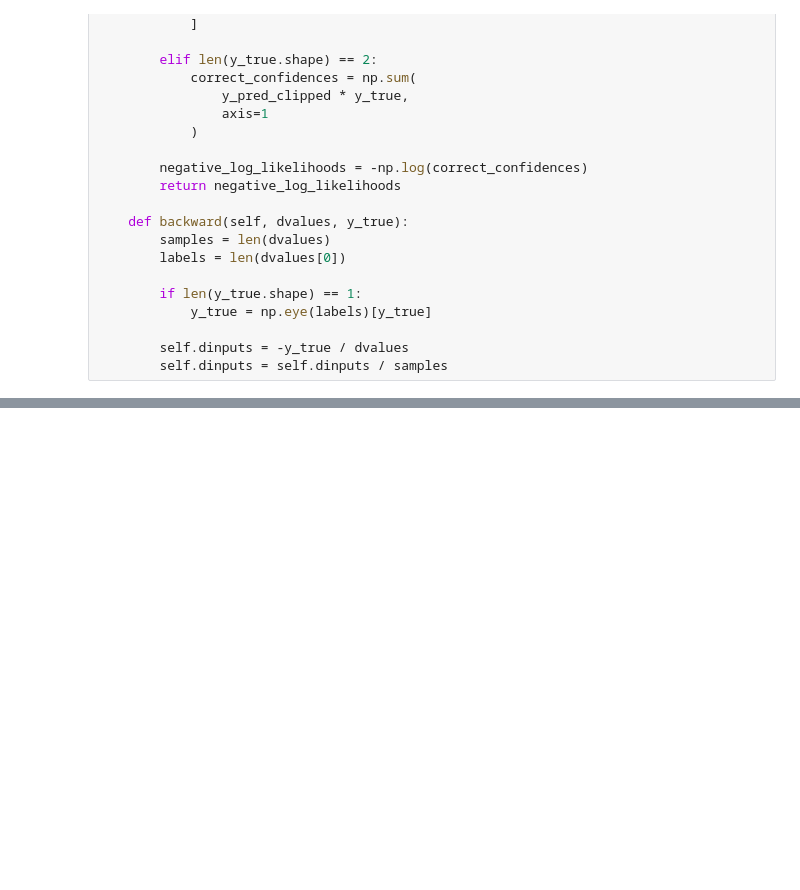
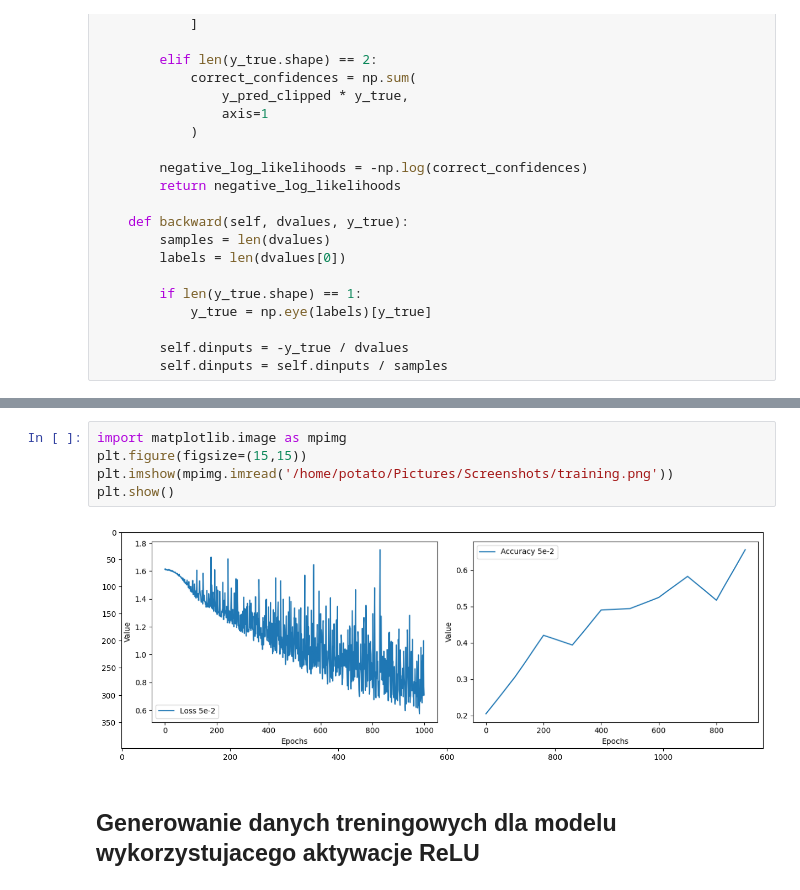
Before and after one commit to bjpietrzak/deep_learning, a Jupyter notebook: siec_mlp.ipynb, the cells around one changed output, grey strips where cells are left out. Drawn from its saved outputs; the diff is of its cells as text; blank space fills up the shorter version.

```diff
--- a/siec_mlp.ipynb
+++ b/siec_mlp.ipynb
@@ -394,0 +378,9 @@ relu_loss_acc
+# %%
+import matplotlib.image as mpimg
+plt.figure(figsize=(15,15))
+plt.imshow(mpimg.imread('/home/potato/Pictures/Screenshots/training.png'))
+plt.show()
+# %% [output]
+[figure, added]
+# %% [markdown]
+## Generowanie danych treningowych dla modelu wykorzystujacego aktywacje ReLU
```
Also changed, not shown: parts of 50 cells of this notebook.
